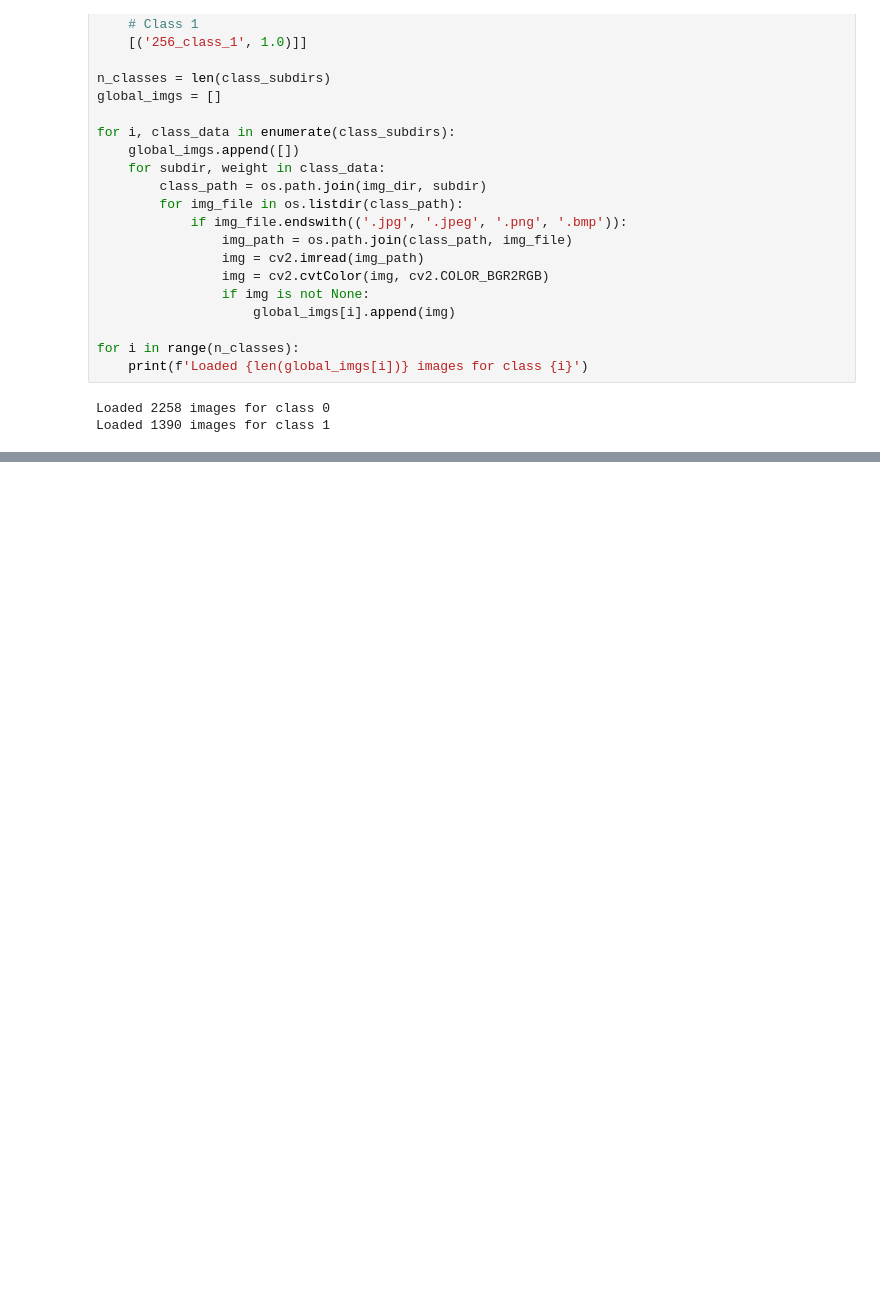
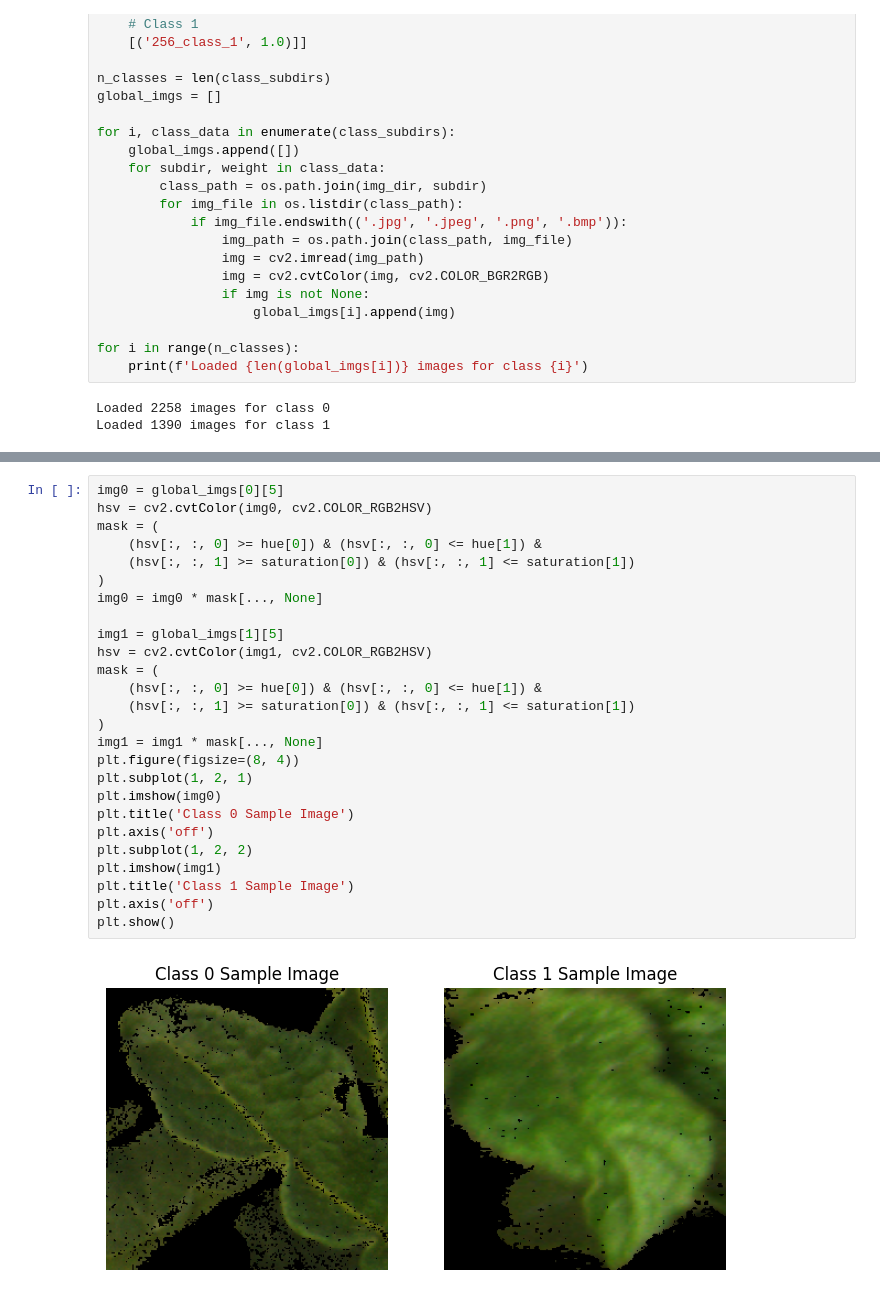
Before and after one commit to MartMonster/AlphaTreeLVQ, a Jupyter notebook: hist.ipynb, the cells around one changed output, grey strips where cells are left out. Drawn from its saved outputs; the diff is of its cells as text; blank space fills up the shorter version.

```diff
--- a/hist.ipynb
+++ b/hist.ipynb
@@ -102 +112,29 @@ Text(0.5, 1.0, 'Hue vs Saturation Histogram Comparison')
+# %%
+img0 = global_imgs[0][5]
+hsv = cv2.cvtColor(img0, cv2.COLOR_RGB2HSV)
+mask = (
+    (hsv[:, :, 0] >= hue[0]) & (hsv[:, :, 0] <= hue[1]) &
+    (hsv[:, :, 1] >= saturation[0]) & (hsv[:, :, 1] <= saturation[1])
+)
+img0 = img0 * mask[..., None]
+
+img1 = global_imgs[1][5]
+hsv = cv2.cvtColor(img1, cv2.COLOR_RGB2HSV)
+mask = (
+    (hsv[:, :, 0] >= hue[0]) & (hsv[:, :, 0] <= hue[1]) &
+    (hsv[:, :, 1] >= saturation[0]) & (hsv[:, :, 1] <= saturation[1])
+)
+img1 = img1 * mask[..., None]
+plt.figure(figsize=(8, 4))
+plt.subplot(1, 2, 1)
+plt.imshow(img0)
+plt.title('Class 0 Sample Image')
+plt.axis('off')
+plt.subplot(1, 2, 2)
+plt.imshow(img1)
+plt.title('Class 1 Sample Image')
+plt.axis('off')
+plt.show()
+# %% [output]
+[figure, added]
 # %%
```
Also changed, not shown: parts of 5 cells of this notebook, 8 other files.
